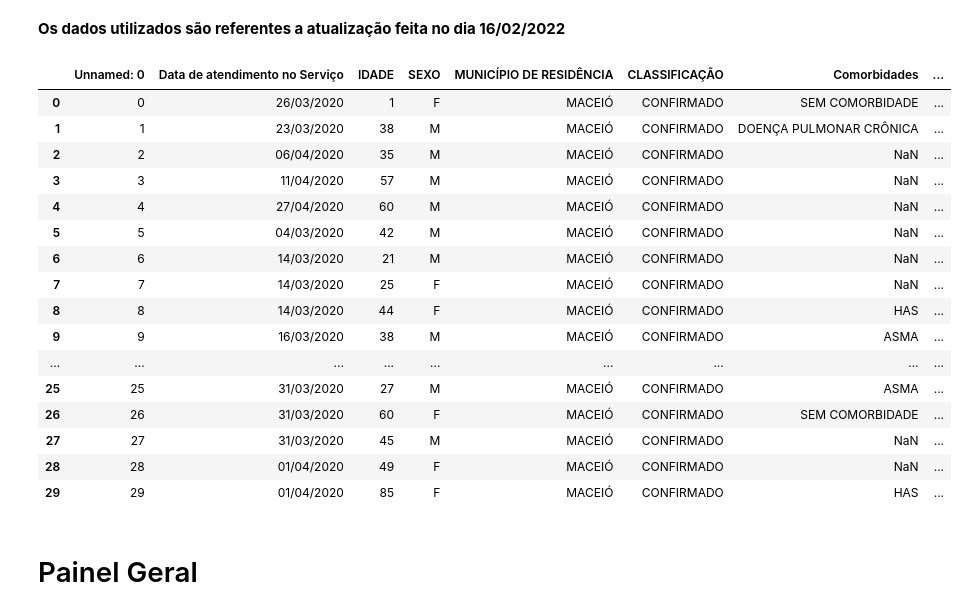
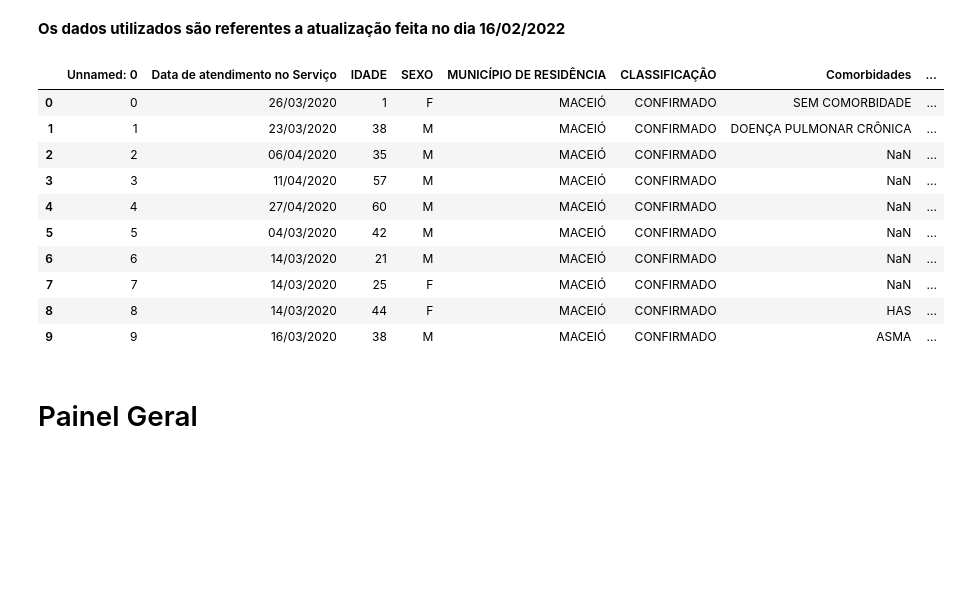
Before and after one commit to Jose-Bruno/Visualiza-oComputacional, a Jupyter notebook: José_Bruno_da_Silva_Santos_Visualização_Computacional.ipynb, the cells around one changed output. Saved outputs shown, nothing was run; the diff lists cells and outputs as text; code cells hidden in the pictures; blank space fills up the shorter version.

```diff
--- a/José_Bruno_da_Silva_Santos_Visualização_Computacional.ipynb
+++ b/José_Bruno_da_Silva_Santos_Visualização_Computacional.ipynb
@@ -21,22 +21,16 @@ dados = dados.rename(columns={'CLASSIFICAÇÃO (Confirmado, suspeito, descartado
 dados = dados.rename(columns={'Situação do paciente confirmado (UTI, isolamento domiciliar, enfermaria) ?': 'Situação do paciente confirmado'})
 dados = dados.rename(columns={'Data do Óbito (Caso haja)': 'Data do Óbito'})
 # %%
-dados.head(30)
+dados.head(10)
 # %% [output]
 |  | Unnamed: 0 | Data de atendimento no Serviço | IDADE | SEXO | MUNICÍPIO DE RESIDÊNCIA | CLASSIFICAÇÃO | Comorbidades | ... |
 | 0 | 0 | 26/03/2020 | 1 | F | MACEIÓ | CONFIRMADO | SEM COMORBIDADE | ... |
 | 1 | 1 | 23/03/2020 | 38 | M | MACEIÓ | CONFIRMADO | DOENÇA PULMONAR CRÔNICA | ... |
 | 2 | 2 | 06/04/2020 | 35 | M | MACEIÓ | CONFIRMADO | NaN | ... |
 | 3 | 3 | 11/04/2020 | 57 | M | MACEIÓ | CONFIRMADO | NaN | ... |
 | 4 | 4 | 27/04/2020 | 60 | M | MACEIÓ | CONFIRMADO | NaN | ... |
 | 5 | 5 | 04/03/2020 | 42 | M | MACEIÓ | CONFIRMADO | NaN | ... |
 | 6 | 6 | 14/03/2020 | 21 | M | MACEIÓ | CONFIRMADO | NaN | ... |
 | 7 | 7 | 14/03/2020 | 25 | F | MACEIÓ | CONFIRMADO | NaN | ... |
 | 8 | 8 | 14/03/2020 | 44 | F | MACEIÓ | CONFIRMADO | HAS | ... |
 | 9 | 9 | 16/03/2020 | 38 | M | MACEIÓ | CONFIRMADO | ASMA | ... |
-| ... | ... | ... | ... | ... | ... | ... | ... | ... |
-| 25 | 25 | 31/03/2020 | 27 | M | MACEIÓ | CONFIRMADO | ASMA | ... |
-| 26 | 26 | 31/03/2020 | 60 | F | MACEIÓ | CONFIRMADO | SEM COMORBIDADE | ... |
-| 27 | 27 | 31/03/2020 | 45 | M | MACEIÓ | CONFIRMADO | NaN | ... |
-| 28 | 28 | 01/04/2020 | 49 | F | MACEIÓ | CONFIRMADO | NaN | ... |
-| 29 | 29 | 01/04/2020 | 85 | F | MACEIÓ | CONFIRMADO | HAS | ... |
```
Also changed, not shown: parts of 6 cells of this notebook.
